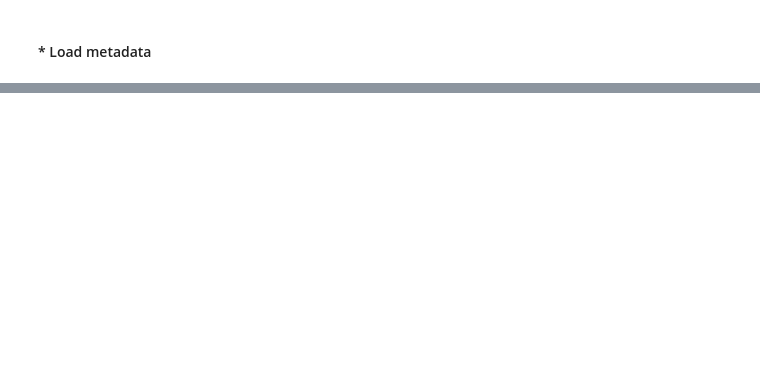
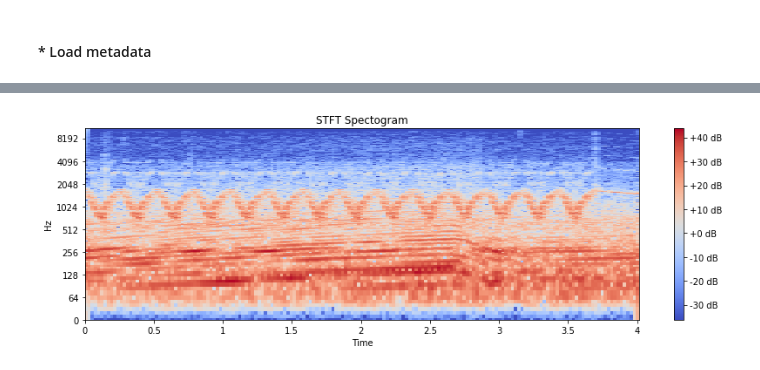
Before and after one commit to GorillaBus/urban-audio-classifier, a Jupyter notebook: 2-pre-processing.ipynb, the cells around one changed output, grey strips where cells are left out. Cells and saved outputs as stored; diff of their text form; code cells hidden in the pictures; blank space fills up the shorter version.

```diff
--- a/2-pre-processing.ipynb
+++ b/2-pre-processing.ipynb
@@ -269,0 +87,31 @@ With all the features being extracted and saved to disk, we can start experiment
+# %%
+# Get a random file
+row = metadata.sample(1)
+file_path = audio_path + '/fold'+ str(row.iloc[0,5]) +'/' + str(row.iloc[0,0])
+
+# Windowing
+n_fft=2048
+hop_length=512
+
+# Load audio file
+y, sr = librosa.load(file_path)
+
+# Normalize between -1 and 1
+normalized_y = librosa.util.normalize(y)
+
+# Compute STFT
+stft = librosa.core.stft(normalized_y, n_fft=n_fft, hop_length=hop_length)
+
+# Convert sound intensity to log amplitude:
+stft_db = librosa.amplitude_to_db(abs(stft))
+
+
+# Plot spectogram from STFT
+plt.figure(figsize=(12, 4))
+librosa.display.specshow(stft_db, x_axis='time', y_axis='log')
+plt.colorbar(format='%+2.0f dB');
+plt.title('STFT Spectogram')
+plt.tight_layout()
+plt.show()
+# %% [output]
+[figure, added]
```
Also changed, not shown: parts of 40 cells of this notebook.
